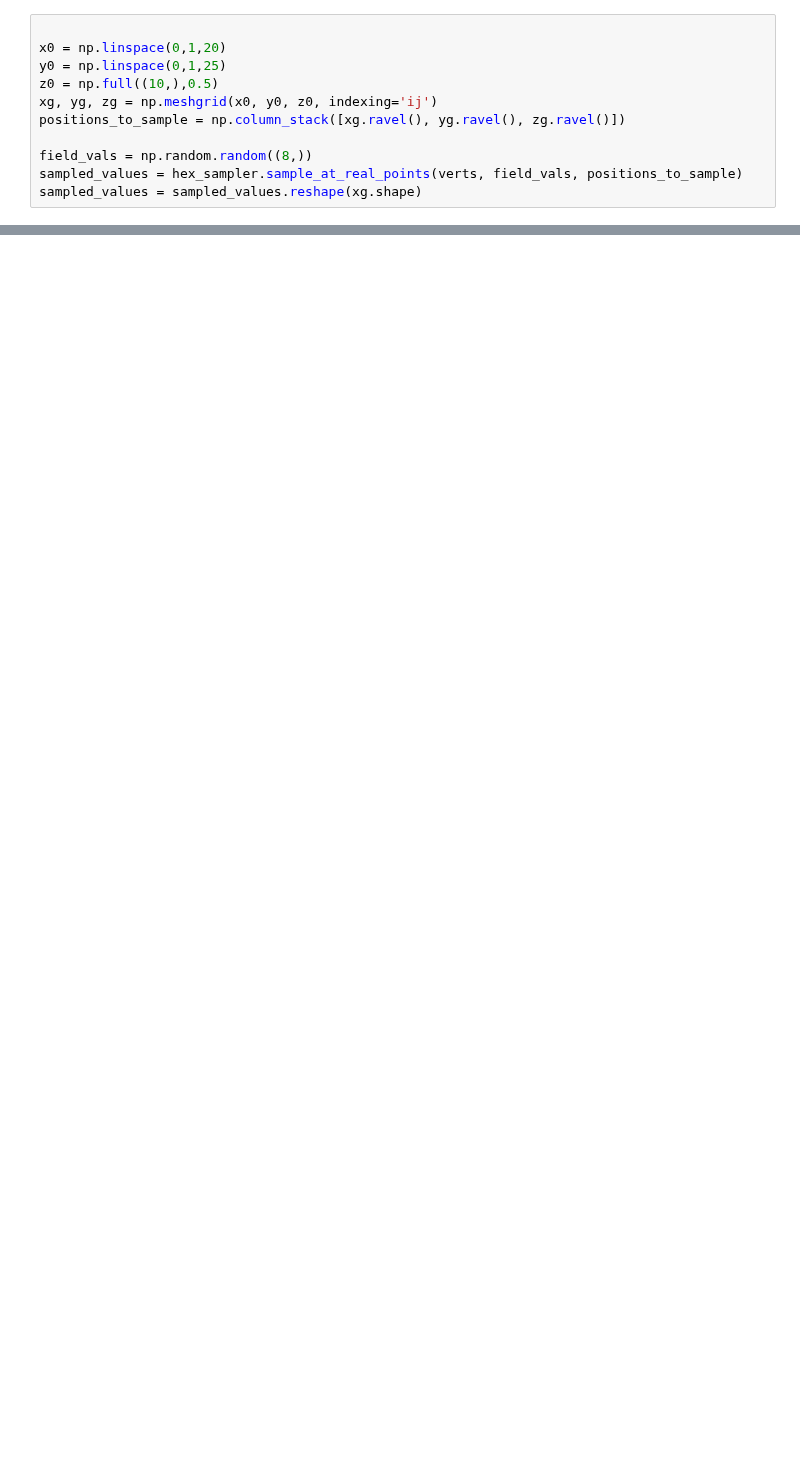
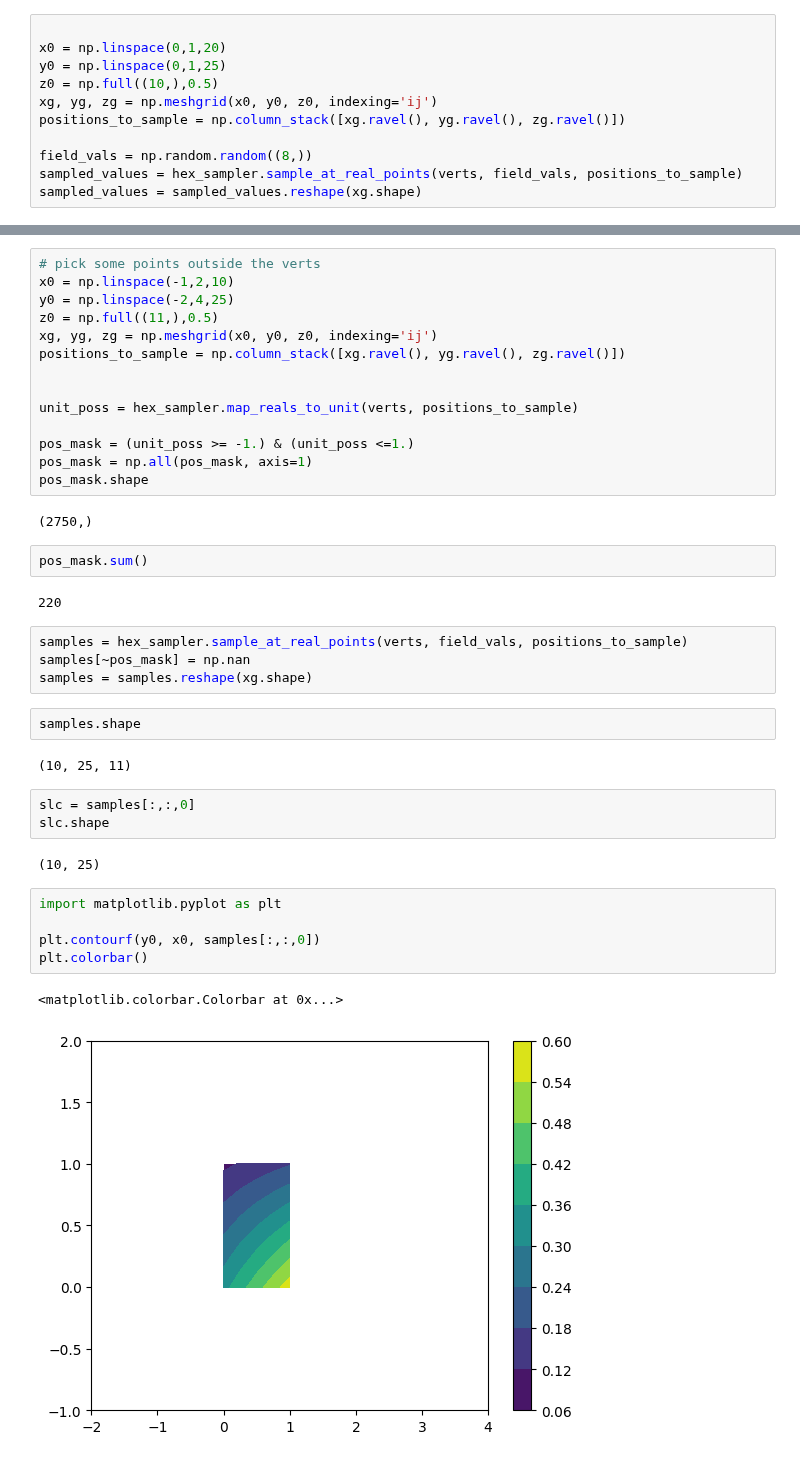
Before and after one commit to chrishavlin/yt_scratch, a Jupyter notebook: notebooks/dev/mesh_stuff.ipynb, the cells around one changed output, grey strips where cells are left out. Saved outputs shown, nothing was run; the diff lists cells and outputs as text; blank space fills up the shorter version.

```diff
--- a/notebooks/dev/mesh_stuff.ipynb
+++ b/notebooks/dev/mesh_stuff.ipynb
@@ -136,0 +98,41 @@ array([[False, False, False],
+# %%
+# pick some points outside the verts
+x0 = np.linspace(-1,2,10)
+y0 = np.linspace(-2,4,25)
+z0 = np.full((11,),0.5)
+xg, yg, zg = np.meshgrid(x0, y0, z0, indexing='ij')
+positions_to_sample = np.column_stack([xg.ravel(), yg.ravel(), zg.ravel()])
+
+
+unit_poss = hex_sampler.map_reals_to_unit(verts, positions_to_sample)
+
+pos_mask = (unit_poss >= -1.) & (unit_poss <=1.)
+pos_mask = np.all(pos_mask, axis=1)
+pos_mask.shape
+# %% [output]
+(2750,)
+# %%
+pos_mask.sum()
+# %% [output]
+220
+# %%
+samples = hex_sampler.sample_at_real_points(verts, field_vals, positions_to_sample)
+samples[~pos_mask] = np.nan
+samples = samples.reshape(xg.shape)
+# %%
+samples.shape
+# %% [output]
+(10, 25, 11)
+# %%
+slc = samples[:,:,0]
+slc.shape
+# %% [output]
+(10, 25)
+# %%
+import matplotlib.pyplot as plt
+
+plt.contourf(y0, x0, samples[:,:,0])
+plt.colorbar()
+# %% [output]
+<matplotlib.colorbar.Colorbar at 0x...>
+[figure, added]
```
Also changed, not shown: parts of 26 cells of this notebook.
